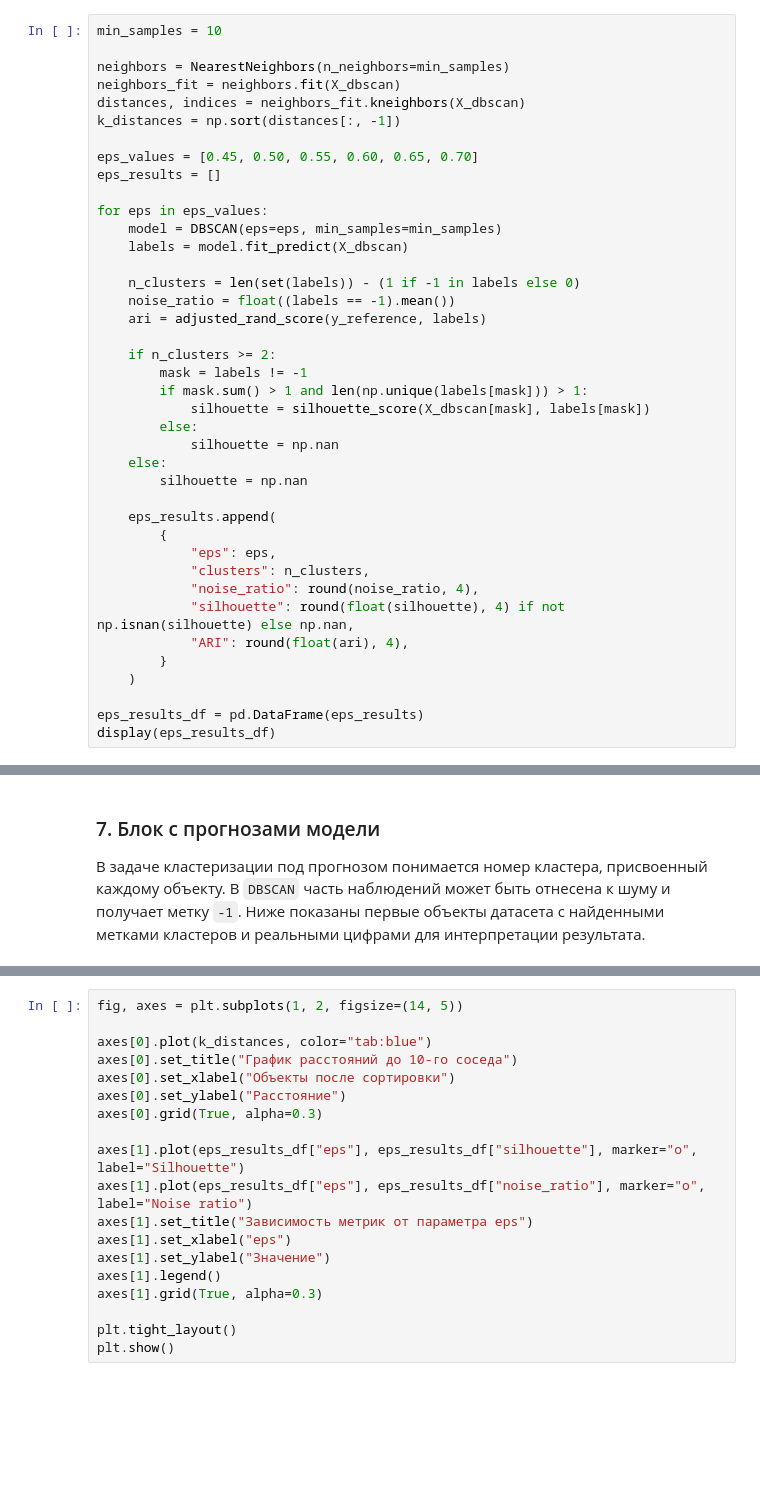
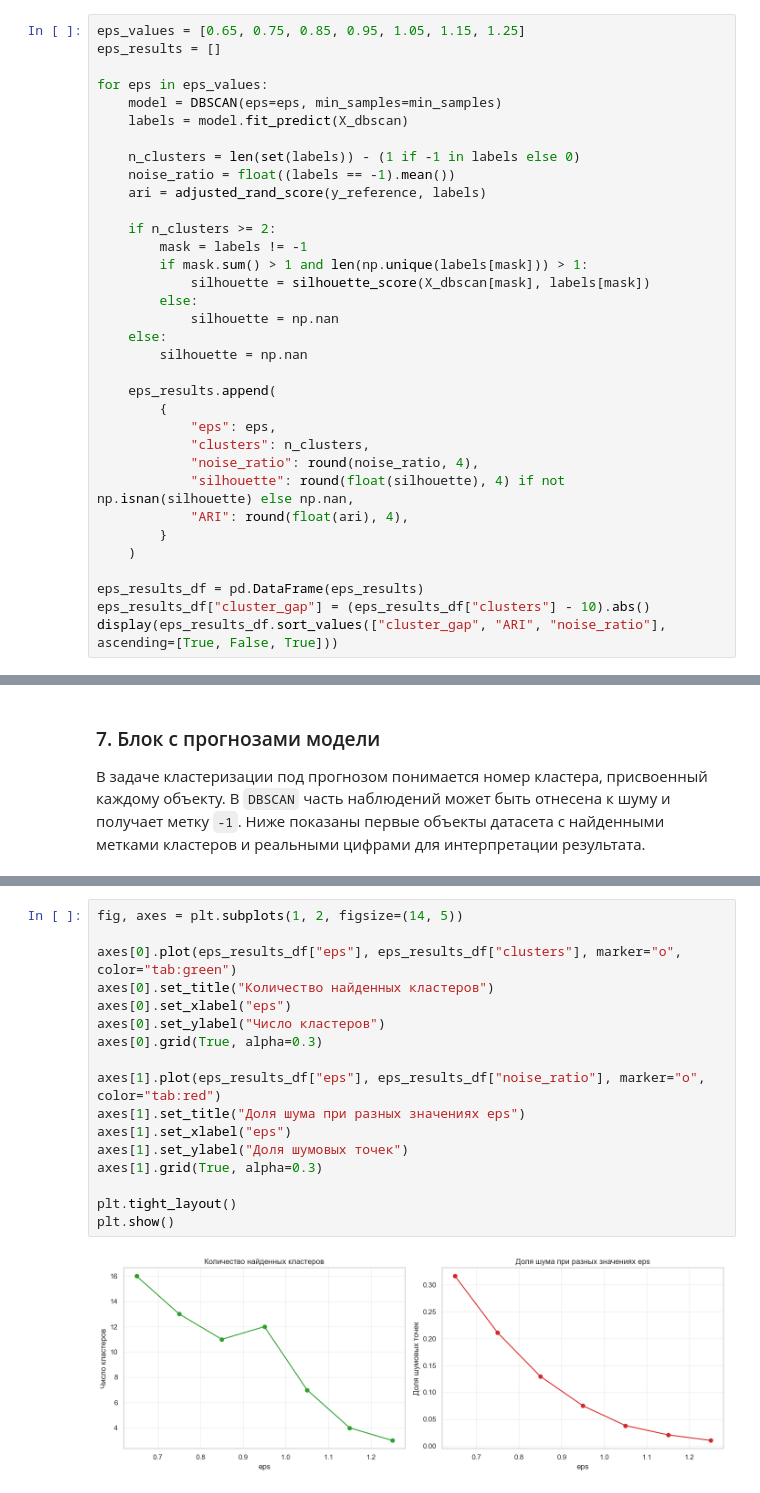
Before and after one commit to vitalioo/abmd-result, a Jupyter notebook: block-3/dbscan/dbscan_pendigits_lab.ipynb, the cells around one changed output, grey strips where cells are left out. Saved outputs shown, nothing was run; the diff lists cells and outputs as text; blank space fills up the shorter version.

```diff
--- a/block-3/dbscan/dbscan_pendigits_lab.ipynb
+++ b/block-3/dbscan/dbscan_pendigits_lab.ipynb
@@ -207,12 +193,5 @@ plt.show()
 # %%
-min_samples = 10
-
-neighbors = NearestNeighbors(n_neighbors=min_samples)
-neighbors_fit = neighbors.fit(X_dbscan)
-distances, indices = neighbors_fit.kneighbors(X_dbscan)
-k_distances = np.sort(distances[:, -1])
-
-eps_values = [0.45, 0.50, 0.55, 0.60, 0.65, 0.70]
+eps_values = [0.65, 0.75, 0.85, 0.95, 1.05, 1.15, 1.25]
 eps_results = []
 
 for eps in eps_values:
@@ -243,4 +222,5 @@ for eps in eps_values:
     )
 
 eps_results_df = pd.DataFrame(eps_results)
-display(eps_results_df)
+eps_results_df["cluster_gap"] = (eps_results_df["clusters"] - 10).abs()
+display(eps_results_df.sort_values(["cluster_gap", "ARI", "noise_ratio"], ascending=[True, False, True]))
@@ -294,22 +327,22 @@ display(cluster_sizes.head(20))
 # %%
 fig, axes = plt.subplots(1, 2, figsize=(14, 5))
 
-axes[0].plot(k_distances, color="tab:blue")
-axes[0].set_title("График расстояний до 10-го соседа")
-axes[0].set_xlabel("Объекты после сортировки")
-axes[0].set_ylabel("Расстояние")
+axes[0].plot(eps_results_df["eps"], eps_results_df["clusters"], marker="o", color="tab:green")
+axes[0].set_title("Количество найденных кластеров")
+axes[0].set_xlabel("eps")
+axes[0].set_ylabel("Число кластеров")
 axes[0].grid(True, alpha=0.3)
 
-axes[1].plot(eps_results_df["eps"], eps_results_df["silhouette"], marker="o", label="Silhouette")
-axes[1].plot(eps_results_df["eps"], eps_results_df["noise_ratio"], marker="o", label="Noise ratio")
-axes[1].set_title("Зависимость метрик от параметра eps")
+axes[1].plot(eps_results_df["eps"], eps_results_df["noise_ratio"], marker="o", color="tab:red")
+axes[1].set_title("Доля шума при разных значениях eps")
 axes[1].set_xlabel("eps")
-axes[1].set_ylabel("Значение")
-axes[1].legend()
+axes[1].set_ylabel("Доля шумовых точек")
 axes[1].grid(True, alpha=0.3)
 
 plt.tight_layout()
 plt.show()
+# %% [output]
+[figure, added]
 # %%
 fig, axes = plt.subplots(1, 2, figsize=(14, 5))
 
```
Also changed, not shown: parts of 15 cells of this notebook, 2 other files.
